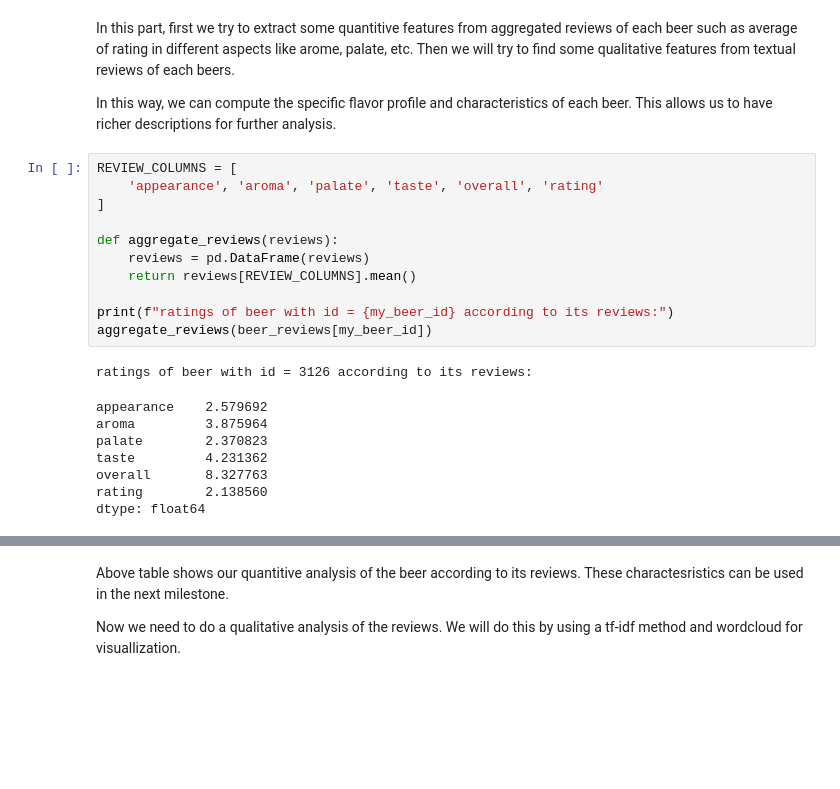
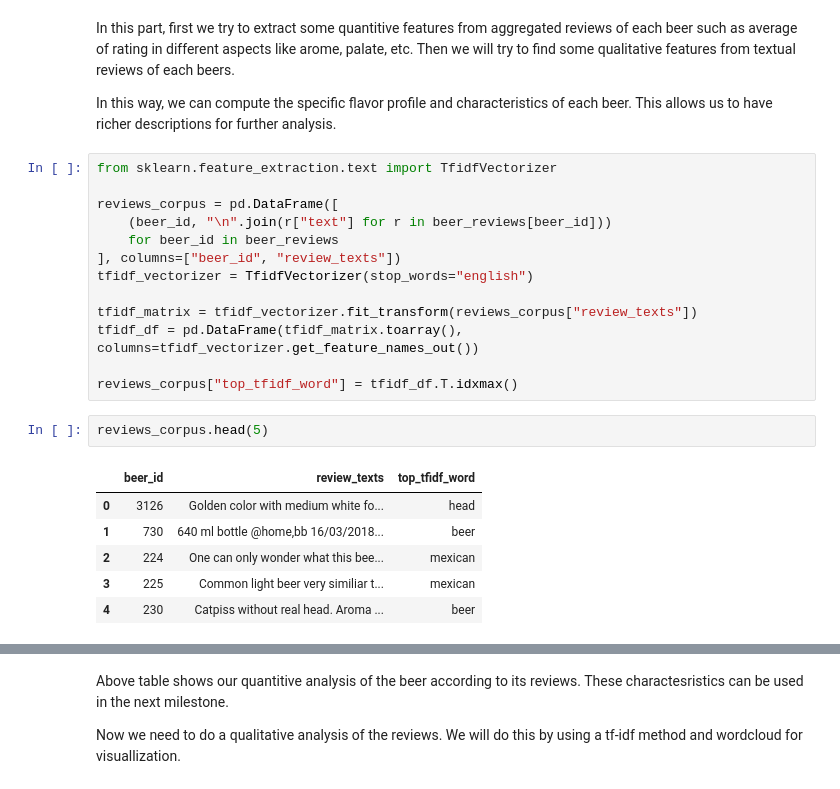
Before and after one commit to epfl-ada/ada-2024-project-awesomedataanalysts, a Jupyter notebook: milestone-2.ipynb, the cells around one changed output, grey strips where cells are left out. Saved outputs shown, nothing was run; the diff lists cells and outputs as text; blank space fills up the shorter version.

```diff
--- a/milestone-2.ipynb
+++ b/milestone-2.ipynb
@@ -394,23 +397,25 @@ Some reviews for a specific popular beer:
 In this part, first we try to extract some quantitive features from aggregated reviews of each beer such as average of rating in different aspects like arome, palate, etc. Then we will try to find some qualitative features from textual reviews of each beers.
 
 In this way, we can compute the specific flavor profile and characteristics of each beer. This allows us to have richer descriptions for further analysis.
-# %%
-REVIEW_COLUMNS = [
-    'appearance', 'aroma', 'palate', 'taste', 'overall', 'rating'
-]
-
-def aggregate_reviews(reviews):
-    reviews = pd.DataFrame(reviews)
-    return reviews[REVIEW_COLUMNS].mean()
-
-print(f"ratings of beer with id = {my_beer_id} according to its reviews:")
-aggregate_reviews(beer_reviews[my_beer_id])
-# %% [output]
-ratings of beer with id = 3126 according to its reviews:
-appearance    2.579692
-aroma         3.875964
-palate        2.370823
-taste         4.231362
-overall       8.327763
-rating        2.138560
-dtype: float64
+# %%
+from sklearn.feature_extraction.text import TfidfVectorizer
+
+reviews_corpus = pd.DataFrame([
+    (beer_id, "\n".join(r["text"] for r in beer_reviews[beer_id]))
+    for beer_id in beer_reviews
+], columns=["beer_id", "review_texts"])
+tfidf_vectorizer = TfidfVectorizer(stop_words="english")
+
+tfidf_matrix = tfidf_vectorizer.fit_transform(reviews_corpus["review_texts"])
+tfidf_df = pd.DataFrame(tfidf_matrix.toarray(), columns=tfidf_vectorizer.get_feature_names_out())
+
+reviews_corpus["top_tfidf_word"] = tfidf_df.T.idxmax()
+# %%
+reviews_corpus.head(5)
+# %% [output]
+|  | beer_id | review_texts | top_tfidf_word |
+| 0 | 3126 | Golden color with medium white fo... | head |
+| 1 | 730 | 640 ml bottle @home,bb 16/03/2018... | beer |
+| 2 | 224 | One can only wonder what this bee... | mexican |
+| 3 | 225 | Common light beer very similiar t... | mexican |
+| 4 | 230 | Catpiss without real head. Aroma ... | beer |
```
Also changed, not shown: parts of 8 cells of this notebook.
